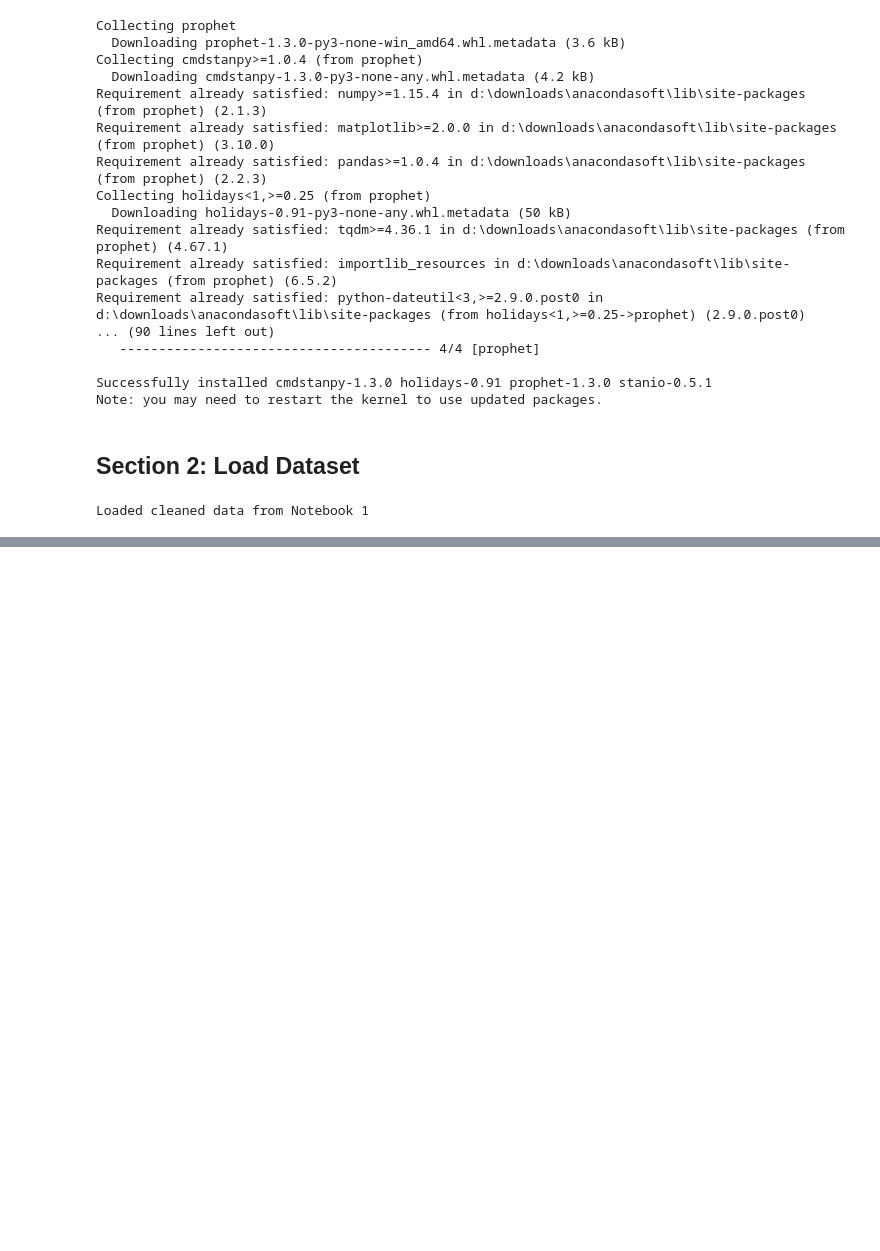
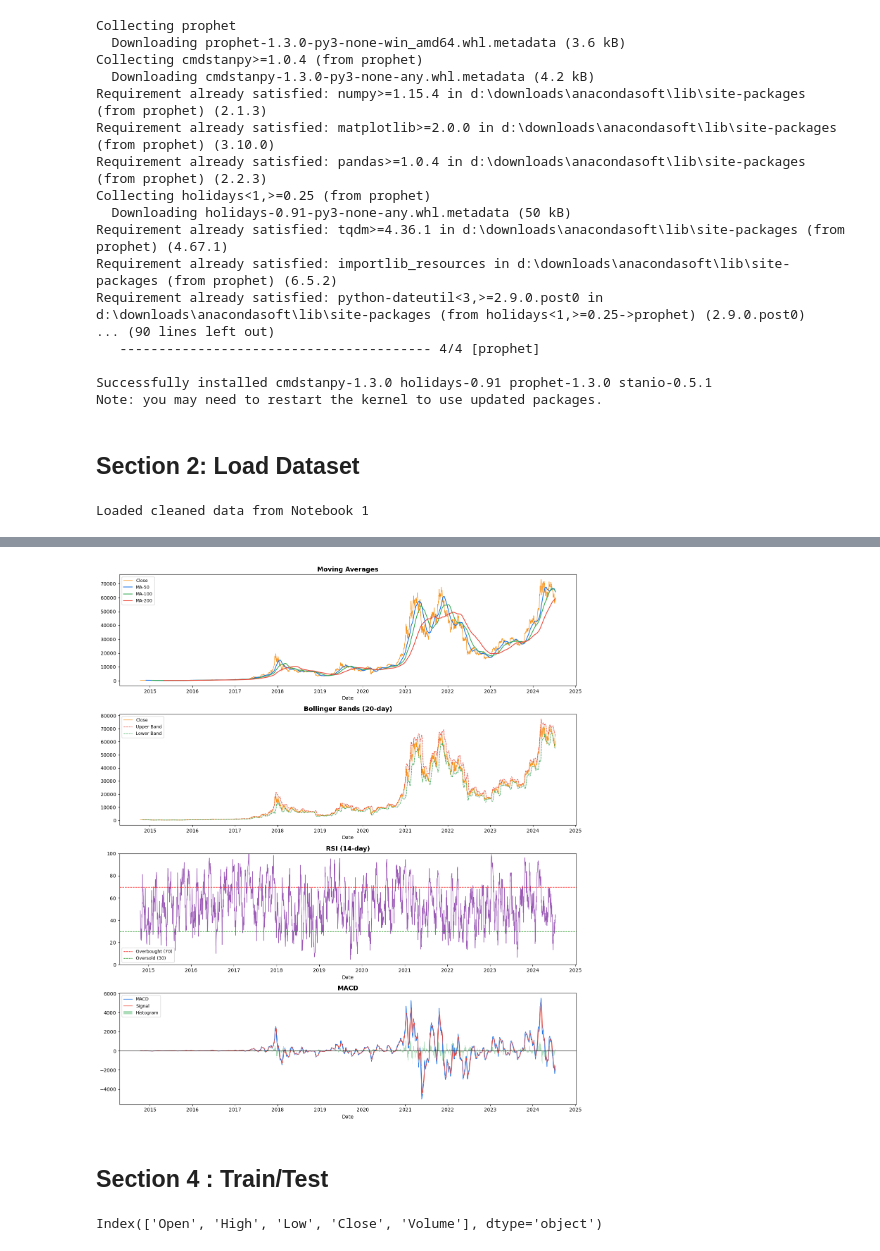
Before and after one commit to afeefanver/BitCoin-Prediction, a Jupyter notebook: Model Training.ipynb, the cells around one changed output, grey strips where cells are left out. Cells and saved outputs as stored; diff of their text form; code cells hidden in the pictures; blank space fills up the shorter version.

```diff
--- a/Model Training.ipynb
+++ b/Model Training.ipynb
@@ -94,0 +164,4 @@ Loaded cleaned data from Notebook 1
+# %%
+# ── Lag Features ──
+for lag in [1, 2, 3, 5, 7, 14, 21, 30]:
+    d[f'Lag_{lag}'] = d['Close'].shift(lag)
@@ -94,0 +174,15 @@ Loaded cleaned data from Notebook 1
+# %%
+# ── Date Features ──
+d['DayOfWeek']  = d.index.dayofweek
+d['DayOfMonth'] = d.index.day
+d['DayOfYear']  = d.index.dayofyear
+d['WeekOfYear'] = d.index.isocalendar().week.astype(int)
+d['Month']      = d.index.month
+d['Quarter']    = d.index.quarter
+d['Year']       = d.index.year
+d['IsMonthEnd'] = d.index.is_month_end.astype(int)
+d['IsQuarterEnd'] = d.index.is_quarter_end.astype(int)
+# %%
+df_feat = d
+print(f'Feature matrix: {df_feat.shape[0]} rows × {df_feat.shape[1]} columns')
+df_feat.tail(3)
@@ -94,0 +197,44 @@ Loaded cleaned data from Notebook 1
+# %%
+# ── Visualise Technical Indicators ──
+fig, axes = plt.subplots(4, 1, figsize=(14, 16))
+
+# Moving Averages
+axes[0].plot(df_feat.index, df_feat['Close'],   label='Close',  color='#F7931A', linewidth=1)
+for ma, c in zip([50, 100, 200], ['#1A73E8','#34A853','#EA4335']):
+    axes[0].plot(df_feat.index, df_feat[f'MA_{ma}'], label=f'MA-{ma}', color=c, linewidth=1.5)
+axes[0].set_title('Moving Averages', fontsize=13, fontweight='bold')
+axes[0].legend(fontsize=9)
+
+# Bollinger Bands
+axes[1].plot(df_feat.index, df_feat['Close'],    label='Close',      color='#F7931A', linewidth=1)
+axes[1].plot(df_feat.index, df_feat['BB_Upper'], label='Upper Band',  color='#EA4335', linewidth=1, linestyle='--')
+axes[1].plot(df_feat.index, df_feat['BB_Lower'], label='Lower Band',  color='#34A853', linewidth=1, linestyle='--')
+axes[1].fill_between(df_feat.index, df_feat['BB_Lower'], df_feat['BB_Upper'], alpha=0.08, color='gray')
+axes[1].set_title('Bollinger Bands (20-day)', fontsize=13, fontweight='bold')
+axes[1].legend(fontsize=9)
+
+# RSI
+axes[2].plot(df_feat.index, df_feat['RSI'], color='#9B59B6', linewidth=1)
+axes[2].axhline(70, color='red',   linestyle='--', linewidth=1, label='Overbought (70)')
+axes[2].axhline(30, color='green', linestyle='--', linewidth=1, label='Oversold (30)')
+axes[2].set_ylim(0, 100)
+axes[2].set_title('RSI (14-day)', fontsize=13, fontweight='bold')
+axes[2].legend(fontsize=9)
+
+# MACD
+axes[3].plot(df_feat.index, df_feat['MACD'],        label='MACD',   color='#1A73E8', linewidth=1)
+axes[3].plot(df_feat.index, df_feat['MACD_Signal'], label='Signal', color='#EA4335', linewidth=1)
+axes[3].bar(df_feat.index,  df_feat['MACD_Hist'],   label='Histogram', color='#34A853', alpha=0.4, width=1)
+axes[3].axhline(0, color='black', linewidth=0.8)
+axes[3].set_title('MACD', fontsize=13, fontweight='bold')
+axes[3].legend(fontsize=9)
+
+for ax in axes:
+    ax.set_xlabel('Date')
+plt.tight_layout()
+plt.savefig('nb2_01_technical_indicators.png', dpi=150, bbox_inches='tight')
+plt.show()
+# %% [output]
+[figure, added]
+# %% [markdown]
+## Section 4 : Train/Test
@@ -94,0 +247,4 @@ Loaded cleaned data from Notebook 1
+# %%
+df.columns
+# %% [output]
+Index(['Open', 'High', 'Low', 'Close', 'Volume'], dtype='object')
```
Also changed, not shown: parts of 60 cells of this notebook.
